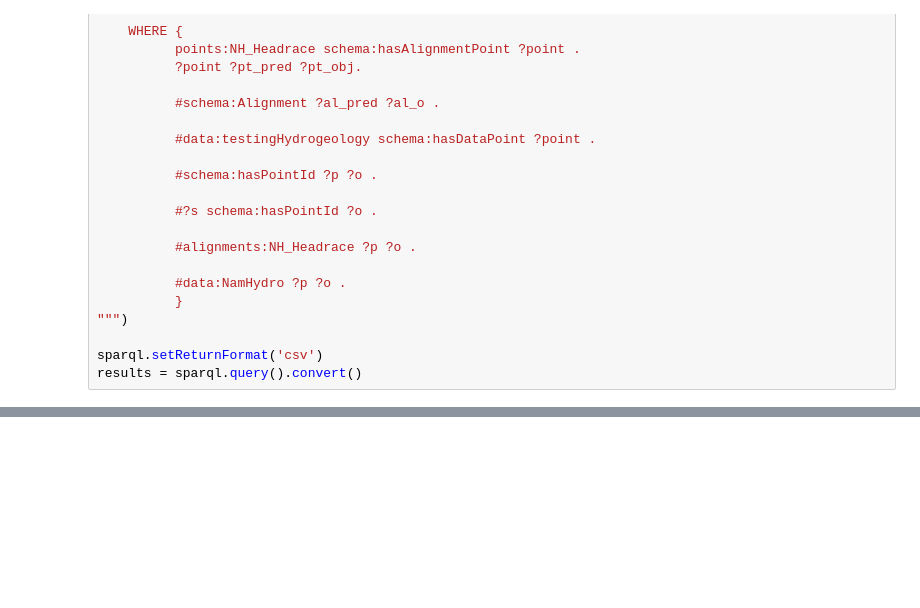
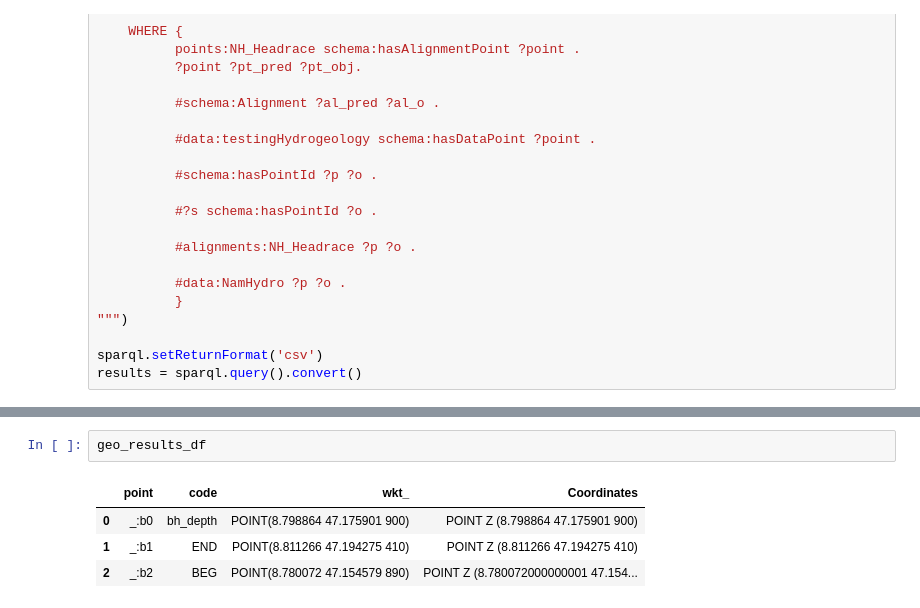
Before and after one commit to JJK-engineering/data-organizer, a Jupyter notebook: jupyter-python/data_analysis/sparqlwrapper.testing.ipynb, the cells around one changed output, grey strips where cells are left out. Cells and saved outputs as stored; diff of their text form; blank space fills up the shorter version.

```diff
--- a/jupyter-python/data_analysis/sparqlwrapper.testing.ipynb
+++ b/jupyter-python/data_analysis/sparqlwrapper.testing.ipynb
@@ -976,0 +1095,7 @@ results_df
+# %%
+geo_results_df
+# %% [output]
+|  | point | code | wkt_ | Coordinates |
+| 0 | _:b0 | bh_depth | POINT(8.798864 47.175901 900) | POINT Z (8.798864 47.175901 900) |
+| 1 | _:b1 | END | POINT(8.811266 47.194275 410) | POINT Z (8.811266 47.194275 410) |
+| 2 | _:b2 | BEG | POINT(8.780072 47.154579 890) | POINT Z (8.780072000000001 47.154... |
```
Also changed, not shown: parts of 54 cells of this notebook, 1 other file.
